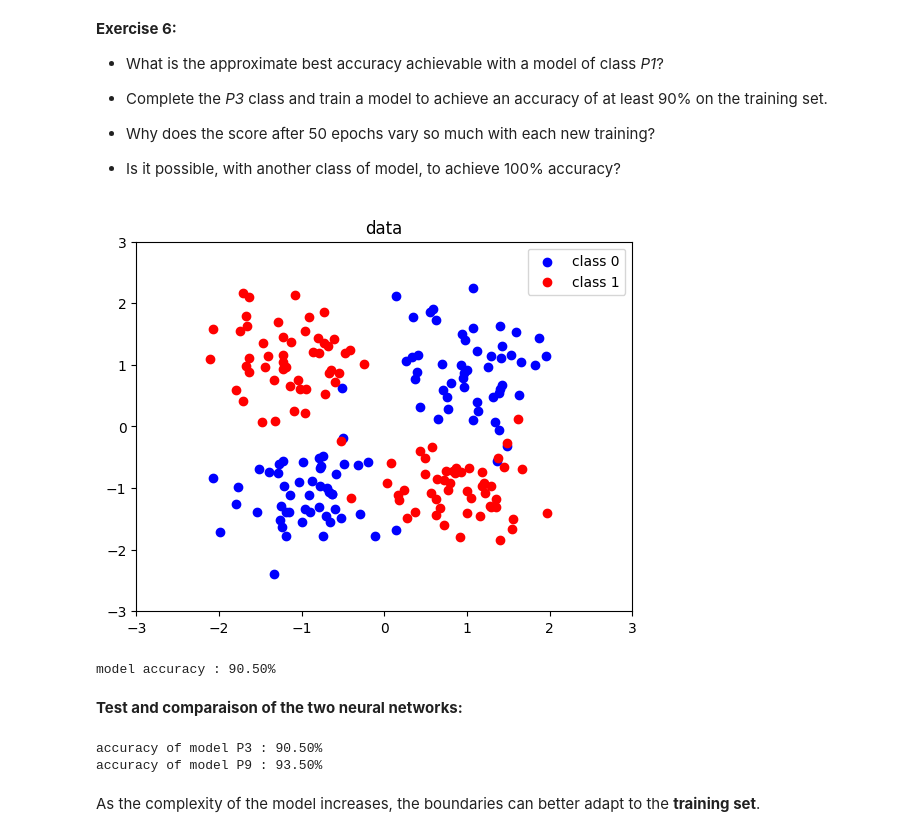
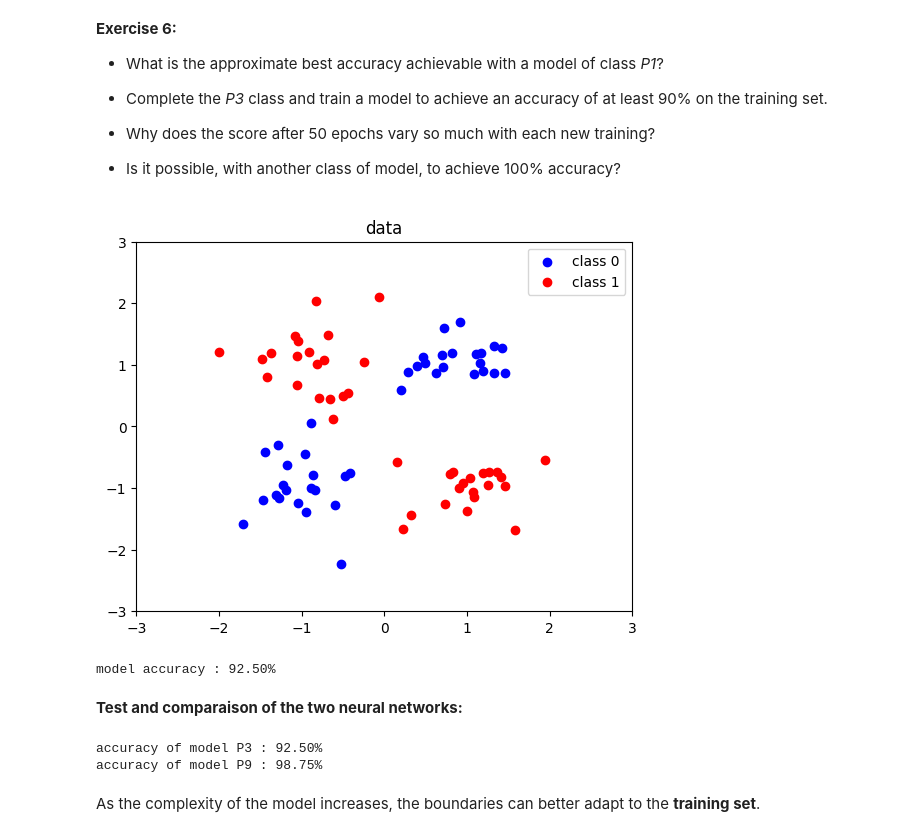
Before and after one commit to berbessout/ML_S5_etudiants, a Jupyter notebook: practicals/P1/P1_instructions.ipynb, the cells around one changed output. Saved outputs shown, nothing was run; the diff lists cells and outputs as text; code cells hidden in the pictures.

```diff
--- a/practicals/P1/P1_instructions.ipynb
+++ b/practicals/P1/P1_instructions.ipynb
@@ -319,11 +318,9 @@ loader1 = DataLoader(ds1, batch_size=10, shuffle=True)
 lr = 0.5
 optimizer = torch.optim.SGD(model.parameters(), lr=lr)
 
-for epoch in range(25):
+for epoch in range(10):
     ax3.clear()
-    i=0
     for x, label in loader1:
-        i+=1
         optimizer.zero_grad()
         output = model(x)
         l = loss_fn(output, label)
@@ -335,9 +332,8 @@ for epoch in range(25):
         gradient_w0, gradient_w1 = model.fc.weight.grad[0,0].item(), model.fc.weight.grad[0,1].item()
 
         # Drawing the gradient vector:
-        ax3.scatter(w0, w1, color='black', marker='o')
-        ax3.annotate(f'weights n°{epoch}, {i}', (w0, w1), xytext=(5, 5), textcoords='offset points')
-        ax3.arrow(w0, w1, gradient_w0, gradient_w1, color='red')
+        ax3.scatter(w0, w1)
+        ax3.arrow(w0, w1,-gradient_w0, -gradient_w1)
 
         optimizer.step()
     display(fig3)
@@ -474,18 +465,16 @@ model2 = P3()
 training(model2, loader2, nb_epoch = 200, optimizer = 1)
 # %%
 # test set creation
-n_test = 50
+n_test = 20
 echs_test2, _ = SecondBinaryClassProblem(n_test)
 inputs_test2 = torch.cat(echs_test2, dim=0)
 targets_test2 = torch.cat((torch.zeros(2*n_test), torch.ones(2*n_test)), dim=0).long()
-ds_test2 = FirstDataset(inputs_test2, targets_test2)
-loader_test2 = DataLoader(ds_test2, batch_size=n_test, shuffle=True, num_workers=0)
 # %% [output]
-[figure, old version]
+[figure, new version]
 # %%
-accuracy(model2, loader_test2)
+accuracy(model2, inputs_test2, targets_test2)
 # %% [output]
-model accuracy : 90.50%
+model accuracy : 92.50%
 # %%
 class P9(nn.Module):
 
@@ -511,11 +500,11 @@ training(model3, loader2, nb_epoch = 200, optimizer = 1)
 # %% [markdown]
 **Test and comparaison of the two neural networks:**
 # %%
-accuracy(model2, loader_test2, 'accuracy of model P3')
-accuracy(model3, loader_test2, 'accuracy of model P9')
+accuracy(model2, inputs_test2, targets_test2, 'accuracy of model P3')
+accuracy(model3, inputs_test2, targets_test2, 'accuracy of model P9')
 # %% [output]
-accuracy of model P3 : 90.50%
-accuracy of model P9 : 93.50%
+accuracy of model P3 : 92.50%
+accuracy of model P9 : 98.75%
 # %% [markdown]
 As the complexity of the model increases, the boundaries can better adapt to the **training set**.
 # %% [markdown]
```
Also changed, not shown: parts of 16 cells of this notebook.
